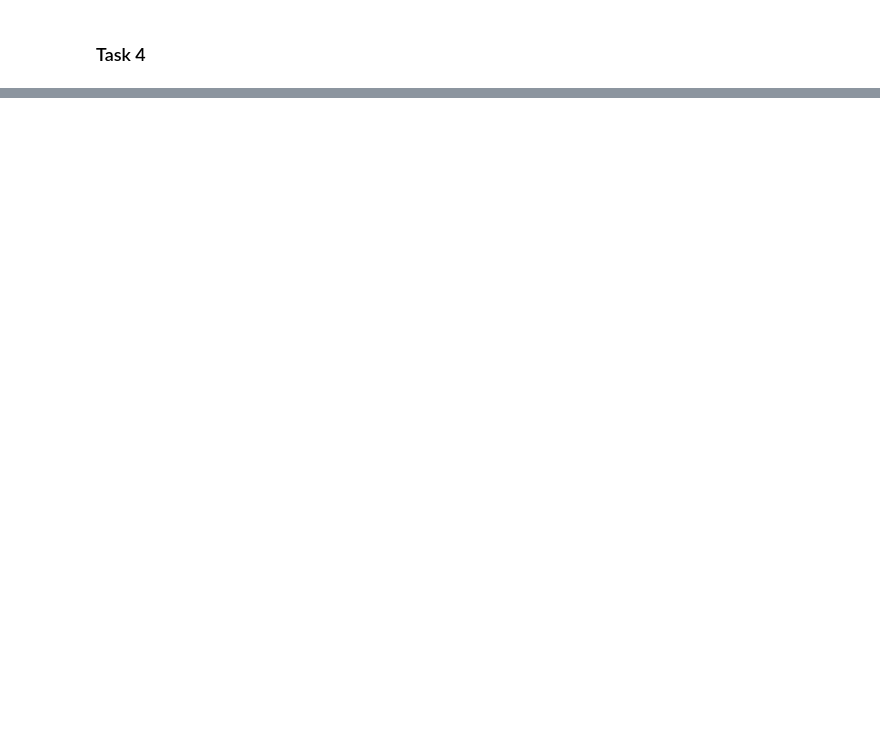
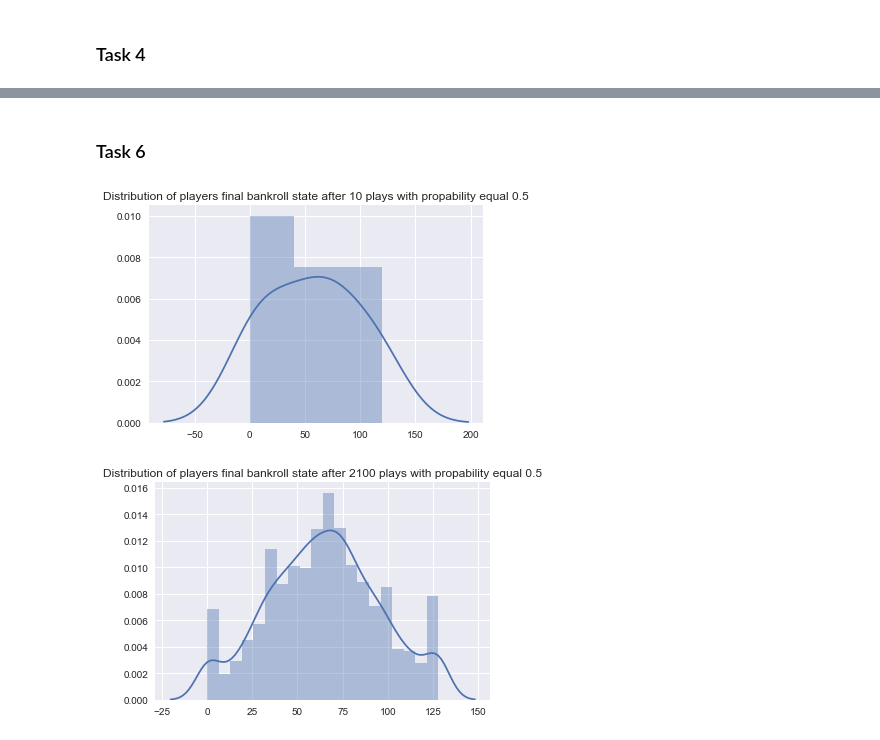
Before and after one commit to witekbobrowski/Academic, a Jupyter notebook: statistical-methods-winter-2017/gamblers-ruin-problem.ipynb, the cells around one changed output, grey strips where cells are left out. Cells and saved outputs as stored; diff of their text form; code cells hidden in the pictures; blank space fills up the shorter version.

Commit message:
SM: Add solution to task 6.

```diff
--- a/statistical-methods-winter-2017/gamblers-ruin-problem.ipynb
+++ b/statistical-methods-winter-2017/gamblers-ruin-problem.ipynb
@@ -133,0 +134,27 @@ for propability in propabilities:
+# %% [markdown]
+### Task 6
+# %%
+# Return players bankroll after desired amount of games played
+#  plays: int - a numer of test -> how many games will be played
+#  bankroll: int - initial nuber of coins for both players
+#  propability: float - propability of player win
+#  max_i: int
+def players_bankroll_after(plays, bankroll, propability, max_i = 1000):
+    results = [ gambler_ruin(bankroll, bankroll, propability, max_i)["player"][-1] for _ in range(plays)]
+    return results
+# %%
+def plot_and_show(data, title):
+    sns.distplot(data)
+    plt.title(title)
+    plt.show()
+
+propability = 0.5
+n_bar = 4200
+playsarr = [10, int(0.5 * n_bar), int(0.9 * n_bar)]
+
+for plays in playsarr:
+    results = players_bankroll_after(plays, 64, propability)
+    plot_and_show(results, "Distribution of players final bankroll state after " + str(plays) + " plays with propability equal " + str(propability))
+# %% [output]
+[figure, added]
+[figure, added]
```
Also changed, not shown: parts of 4 cells of this notebook, 1 other file.
